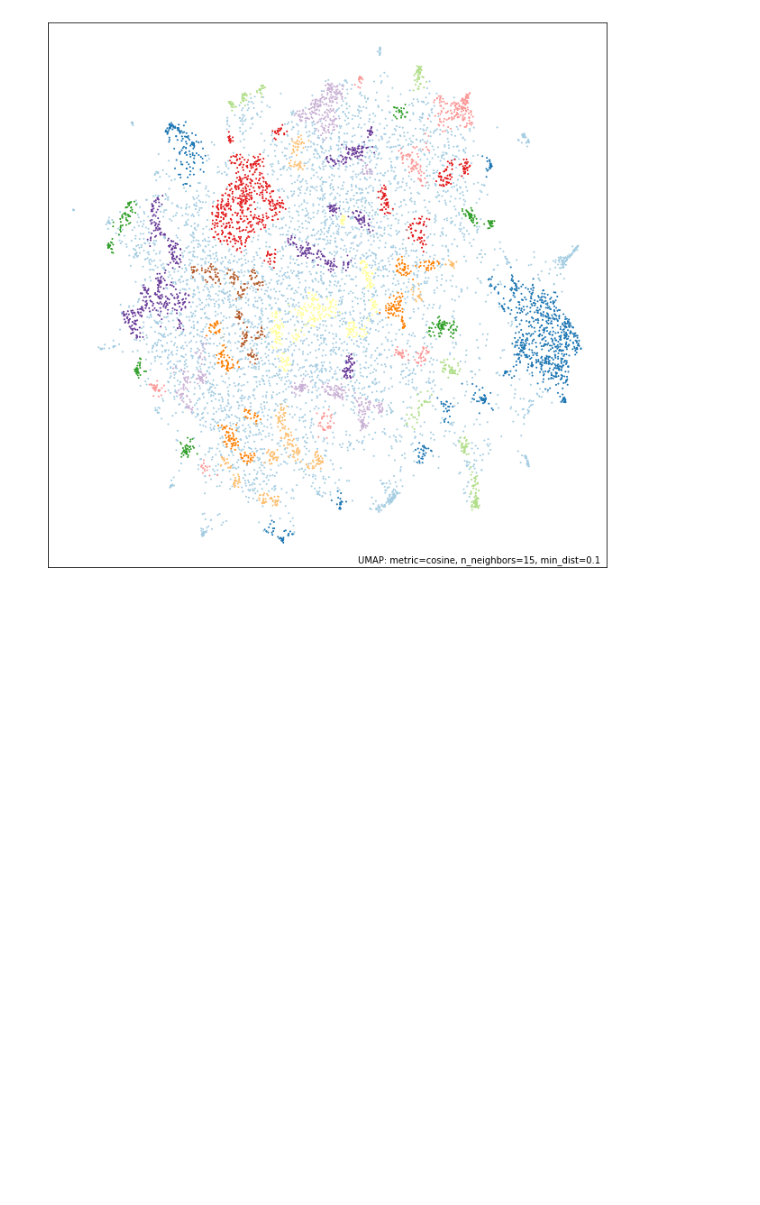
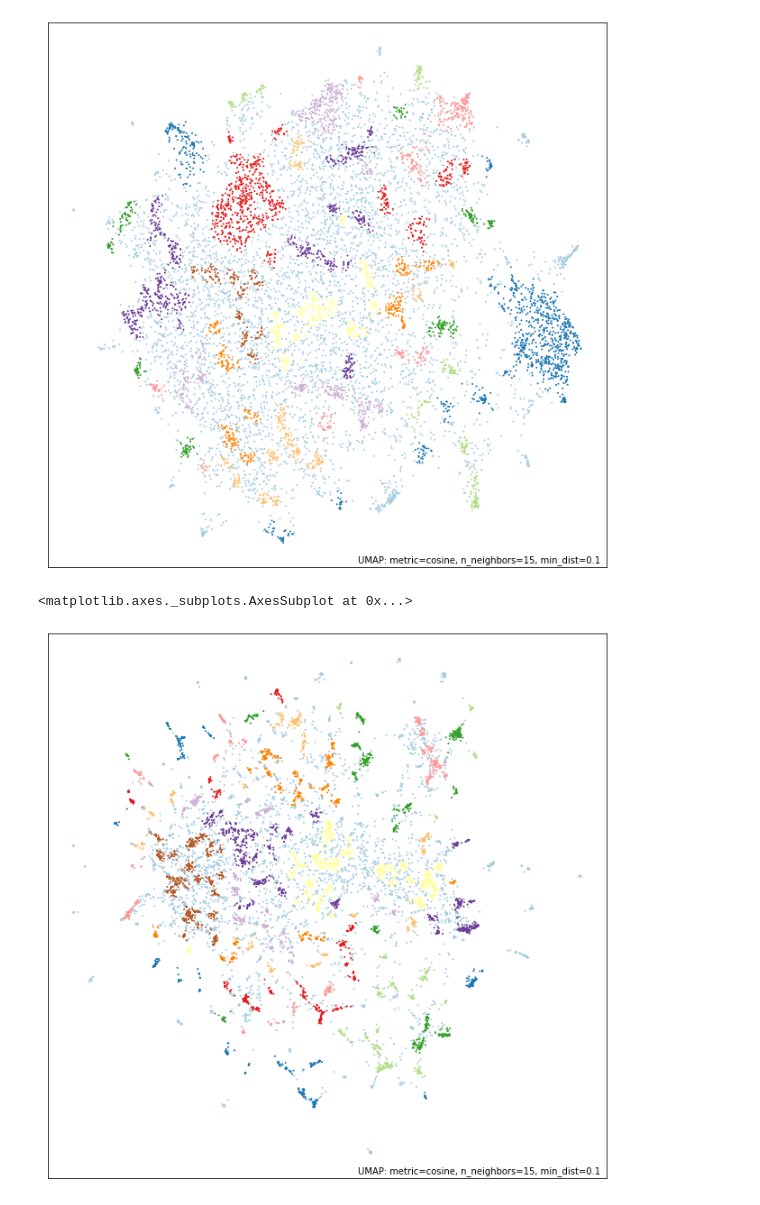
Before and after one commit to kkkwtimeline/newstring_lab, a Jupyter notebook: clustering/hdbscan_visualization.ipynb, the cells around one changed output. Cells and saved outputs as stored; diff of their text form; code cells hidden in the pictures; blank space fills up the shorter version.

```diff
--- a/clustering/hdbscan_visualization.ipynb
+++ b/clustering/hdbscan_visualization.ipynb
@@ -172,6 +187,11 @@ umap.plot.points(mapper,cluster.labels_, color_key_cmap='Paired',show_legend=Fal
 # %% [output]
 <matplotlib.axes._subplots.AxesSubplot at 0x...>
 [figure]
+# %%
+umap.plot.points(mapper,cluster.labels_, color_key_cmap='Paired',show_legend=False)
+# %% [output]
+<matplotlib.axes._subplots.AxesSubplot at 0x...>
+[figure, added]
 # %%
 model.get_num_topics()
 # %% [output]
```
Also changed, not shown: parts of 18 cells of this notebook, 1 other file.
